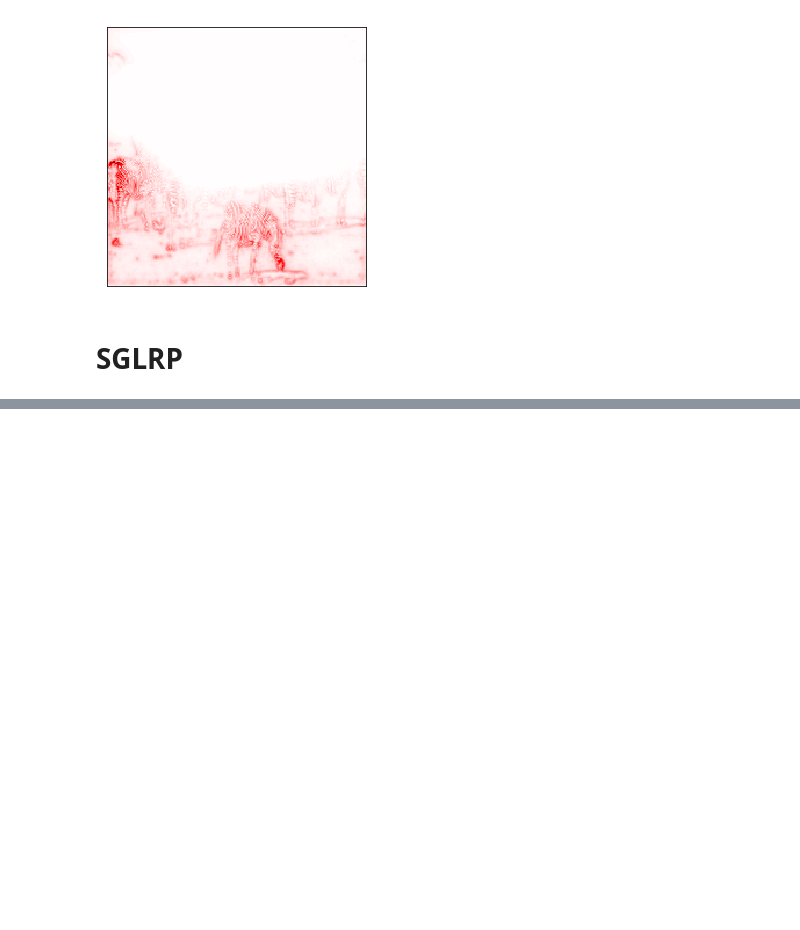
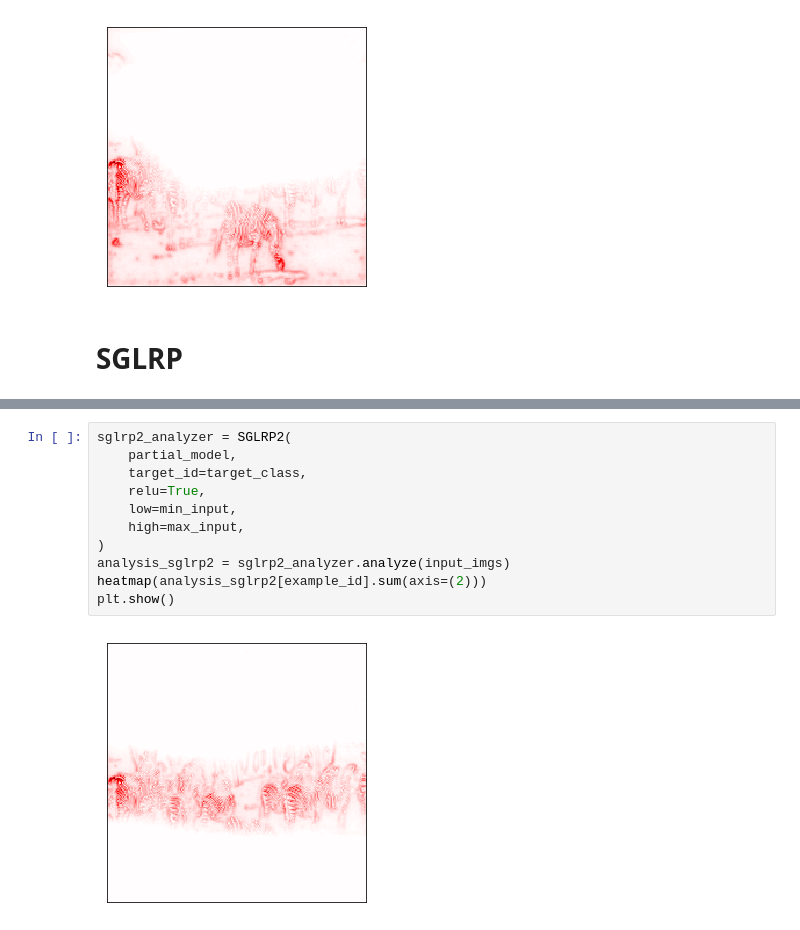
Before and after one commit to uchidalab/softmaxgradient-lrp, a Jupyter notebook: example.ipynb, the cells around one changed output, grey strips where cells are left out. Cells and saved outputs as stored; diff of their text form; blank space fills up the shorter version.

Commit message:
made sglrp easier to read

```diff
--- a/example.ipynb
+++ b/example.ipynb
@@ -174 +178,14 @@ plt.show()
 [figure]
+# %%
+sglrp2_analyzer = SGLRP2(
+    partial_model,
+    target_id=target_class,
+    relu=True,
+    low=min_input,
+    high=max_input,
+)
+analysis_sglrp2 = sglrp2_analyzer.analyze(input_imgs)
+heatmap(analysis_sglrp2[example_id].sum(axis=(2)))
+plt.show()
+# %% [output]
+[figure, added]
```
Also changed, not shown: parts of 5 cells of this notebook, 1 other file.
